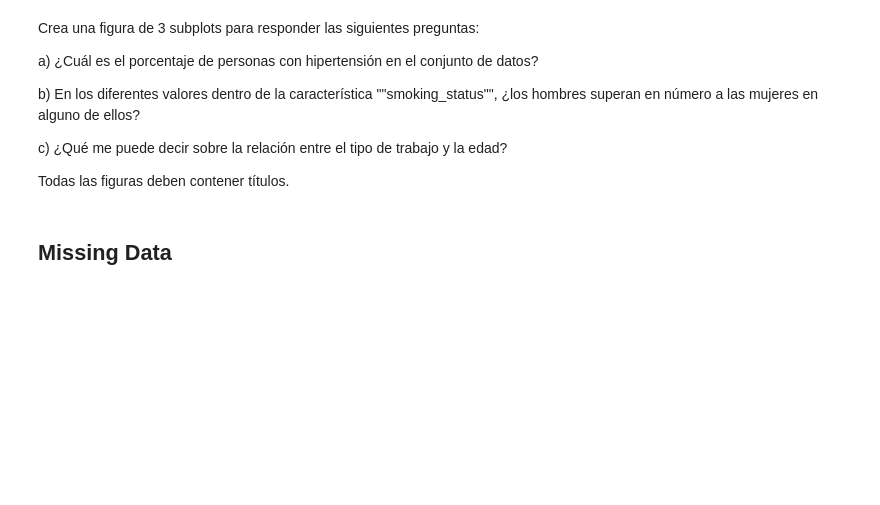
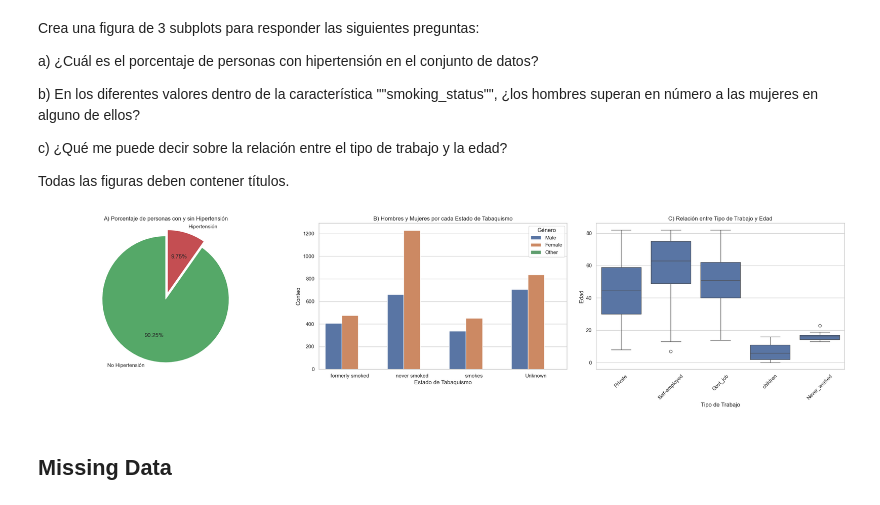
Before and after one commit to lnastri25/IA_UCEMA, a Jupyter notebook: trabajos_practicos/tp1_healthcare/TP1_Análsis_Exploratorio_de_Datos.ipynb, the cells around one changed output. Cells and saved outputs as stored; diff of their text form; code cells hidden in the pictures; blank space fills up the shorter version.

```diff
--- a/trabajos_practicos/tp1_healthcare/TP1_Análsis_Exploratorio_de_Datos.ipynb
+++ b/trabajos_practicos/tp1_healthcare/TP1_Análsis_Exploratorio_de_Datos.ipynb
@@ -587,6 +587,37 @@ Crea una figura de 3 subplots para responder las siguientes preguntas:
    c) ¿Qué me puede decir sobre la relación entre el tipo de trabajo y la edad?
 
    Todas las figuras deben contener títulos.
+# %%
+fig, axs = plt.subplots(1, 3, figsize=(24, 6))
+
+# A) Pie chart: Porcentaje de personas con y sin Hipertensión
+hypertension_counts = df_healthcare['hypertension'].value_counts()
+labels = ['No Hipertensión', 'Hipertensión']
+colors = ['g', 'r']
+explode = (0, 0.1)
+axs[0].pie(hypertension_counts, labels=labels, colors=colors,
+           startangle=90, explode=explode, autopct='%1.2f%%')
+axs[0].axis('equal')
+axs[0].set_title('A) Porcentaje de personas con y sin Hipertensión')
+
+# B) Countplot: Hombres y Mujeres por cada Estado de Tabaquismo
+sns.countplot(data=df_healthcare, x='smoking_status', hue='gender', ax=axs[1])
+axs[1].set_title('B) Hombres y Mujeres por cada Estado de Tabaquismo')
+axs[1].set_xlabel('Estado de Tabaquismo')
+axs[1].set_ylabel('Conteo')
+axs[1].legend(title='Género')
+
+# C) Boxplot: Relación entre Tipo de Trabajo y Edad
+sns.boxplot(data=df_healthcare, x='work_type', y='age', ax=axs[2])
+axs[2].set_title('C) Relación entre Tipo de Trabajo y Edad')
+axs[2].set_xlabel('Tipo de Trabajo')
+axs[2].set_ylabel('Edad')
+axs[2].tick_params(axis='x', rotation=45)
+
+plt.tight_layout()
+plt.show()
+# %% [output]
+[figure, added]
 # %% [markdown]
 ## Missing Data
 # %% [markdown]
```
Also changed, not shown: parts of 10 cells of this notebook.
